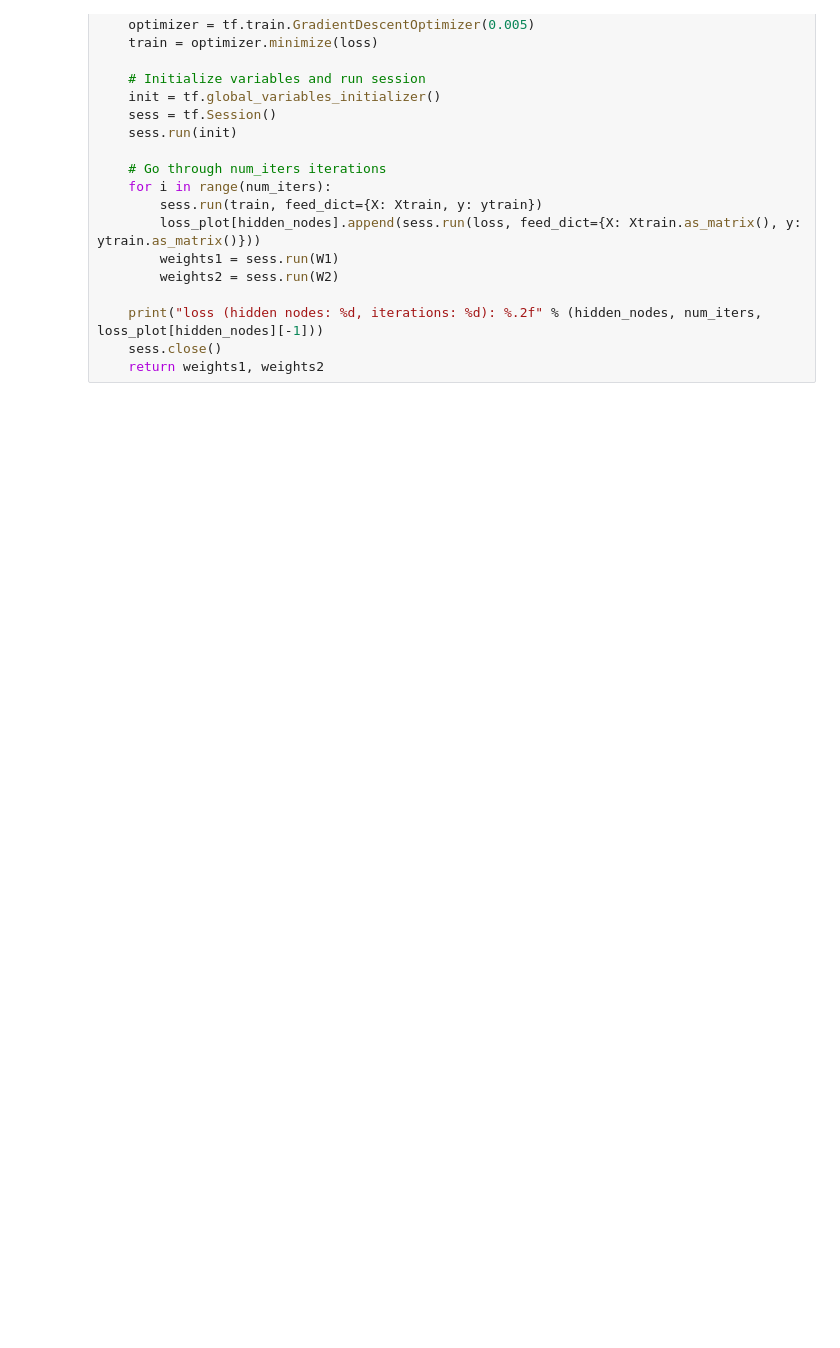
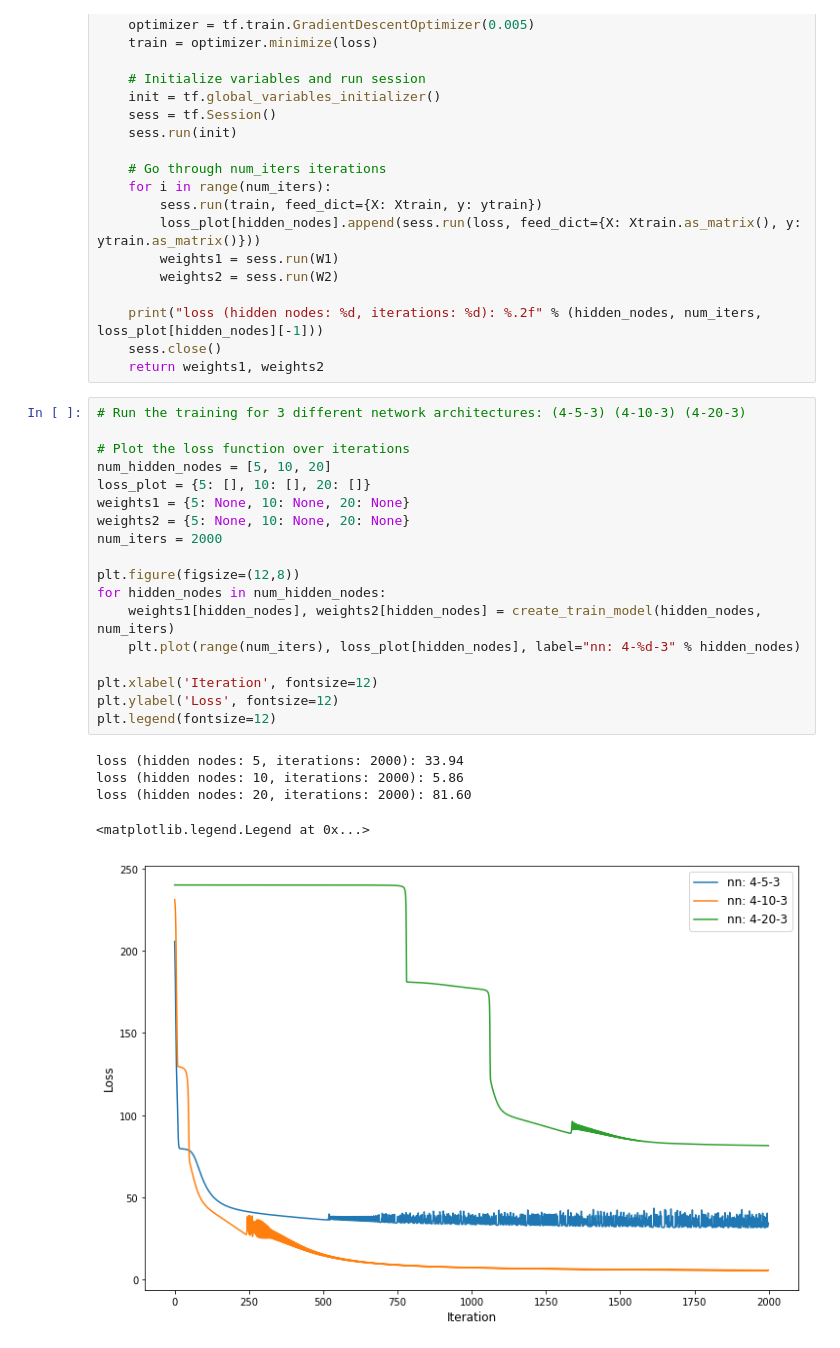
Before and after one commit to suyash0103/tensor-iris, a Jupyter notebook: tensorflow.ipynb, the cells around one changed output. Saved outputs shown, nothing was run; the diff lists cells and outputs as text; blank space fills up the shorter version.

```diff
--- a/tensorflow.ipynb
+++ b/tensorflow.ipynb
@@ -130,3 +130,27 @@ def create_train_model(hidden_nodes, num_iters):
     print("loss (hidden nodes: %d, iterations: %d): %.2f" % (hidden_nodes, num_iters, loss_plot[hidden_nodes][-1]))
     sess.close()
     return weights1, weights2
+# %%
+# Run the training for 3 different network architectures: (4-5-3) (4-10-3) (4-20-3)
+
+# Plot the loss function over iterations
+num_hidden_nodes = [5, 10, 20]
+loss_plot = {5: [], 10: [], 20: []}
+weights1 = {5: None, 10: None, 20: None}
+weights2 = {5: None, 10: None, 20: None}
+num_iters = 2000
+
+plt.figure(figsize=(12,8))
+for hidden_nodes in num_hidden_nodes:
+    weights1[hidden_nodes], weights2[hidden_nodes] = create_train_model(hidden_nodes, num_iters)
+    plt.plot(range(num_iters), loss_plot[hidden_nodes], label="nn: 4-%d-3" % hidden_nodes)
+
+plt.xlabel('Iteration', fontsize=12)
+plt.ylabel('Loss', fontsize=12)
+plt.legend(fontsize=12)
+# %% [output]
+loss (hidden nodes: 5, iterations: 2000): 33.94
+loss (hidden nodes: 10, iterations: 2000): 5.86
+loss (hidden nodes: 20, iterations: 2000): 81.60
+<matplotlib.legend.Legend at 0x...>
+[figure, added]
```
